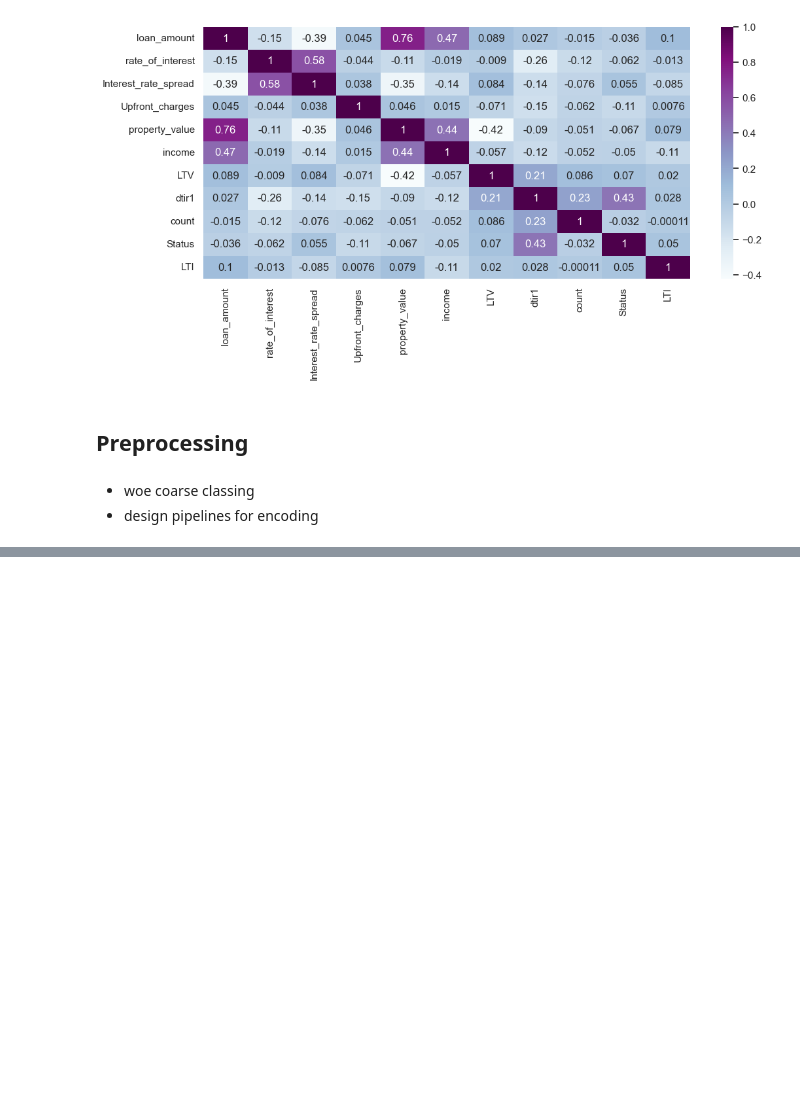
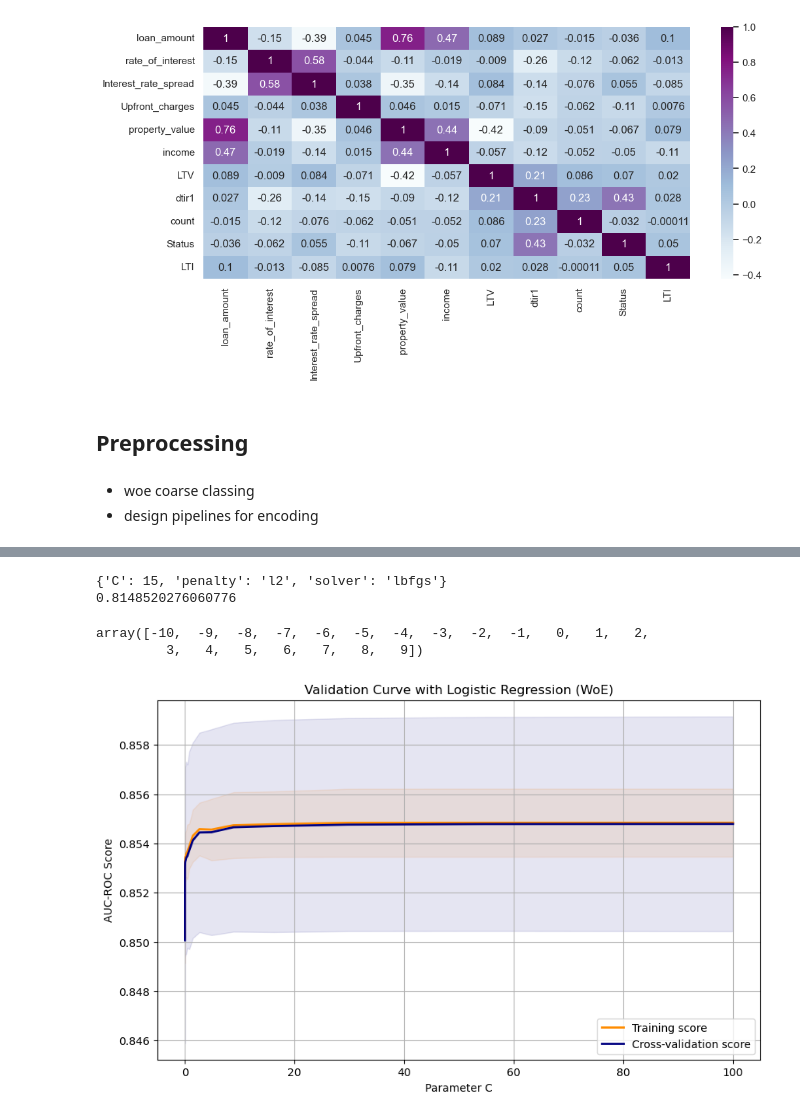
Before and after one commit to ethanhopkins101/DataScience-Projects, a Jupyter notebook: credit_card_customers/loan_default.ipynb, the cells around one changed output, grey strips where cells are left out. Cells and saved outputs as stored; diff of their text form; code cells hidden in the pictures; blank space fills up the shorter version.

Commit message:
designing the expected loss model

```diff
--- a/credit_card_customers/loan_default.ipynb
+++ b/credit_card_customers/loan_default.ipynb
@@ -1025,6 +1025,7 @@ outlier_indicies.extend(df[df['Upfront_charges']> 40_000].index)
 outlier_indicies.extend(df[df['property_value']> 10_000_000].index)
 # %%
 df= df.drop(list(set(outlier_indicies)))
+df= df.reset_index(drop= True)
 # %%
 # clipping values
 df['LTV']= df['LTV'].clip(upper= 100)
@@ -1108,0 +1185,66 @@ fe_pipe= Pipeline([
+# %%
+from sklearn.model_selection import RepeatedStratifiedKFold
+
+param_grid= {
+    'C': [14,14.5,15, 15.5,16],
+    'solver': ['lbfgs'],
+    'penalty': ['l2']
+}
+
+grid_search= GridSearchCV(
+    estimator= LogisticRegression(class_weight= 'balanced', max_iter= 1000),
+    param_grid= param_grid,
+    cv= cv_strategy,
+    n_jobs= -1
+)
+
+grid_search.fit(x_train, y_train)
+print(grid_search.best_params_)
+print(grid_search.best_score_)
+# %% [output]
+{'C': 15, 'penalty': 'l2', 'solver': 'lbfgs'}
+0.8148520276060776
+# %%
+np.arange(-10,10,1)
+# %% [output]
+array([-10,  -9,  -8,  -7,  -6,  -5,  -4,  -3,  -2,  -1,   0,   1,   2,
+         3,   4,   5,   6,   7,   8,   9])
+# %%
+from sklearn.model_selection import validation_curve
+
+# 1. Define the range from your code
+param_range = np.logspace(-3, 2, 20)
+
+# 2. Calculate scores
+train_scores, test_scores = validation_curve(
+    LogisticRegression(class_weight='balanced', max_iter=1000, penalty='l2', solver='lbfgs'),
+    x_train, y_train,
+    param_name="C",
+    param_range=param_range,
+    cv=cv_strategy, # Using your 10-split, 5-repeat strategy
+    scoring="roc_auc",
+    n_jobs=-1
+)
+
+# 3. Calculate mean and standard deviation
+train_mean = np.mean(train_scores, axis=1)
+train_std = np.std(train_scores, axis=1)
+test_mean = np.mean(test_scores, axis=1)
+test_std = np.std(test_scores, axis=1)
+
+# 4. Plot
+plt.figure(figsize=(10, 6))
+plt.plot(param_range, train_mean, label="Training score", color="darkorange", lw=2)
+plt.fill_between(param_range, train_mean - train_std, train_mean + train_std, alpha=0.1, color="darkorange")
+
+plt.plot(param_range, test_mean, label="Cross-validation score", color="navy", lw=2)
+plt.fill_between(param_range, test_mean - test_std, test_mean + test_std, alpha=0.1, color="navy")
+
+plt.title("Validation Curve with Logistic Regression (WoE)")
+plt.xlabel("Parameter C")
+plt.ylabel("AUC-ROC Score")
+plt.legend(loc="best")
+plt.grid()
+plt.show()
+# %% [output]
+[figure, added]
```
Also changed, not shown: parts of 31 cells of this notebook.
